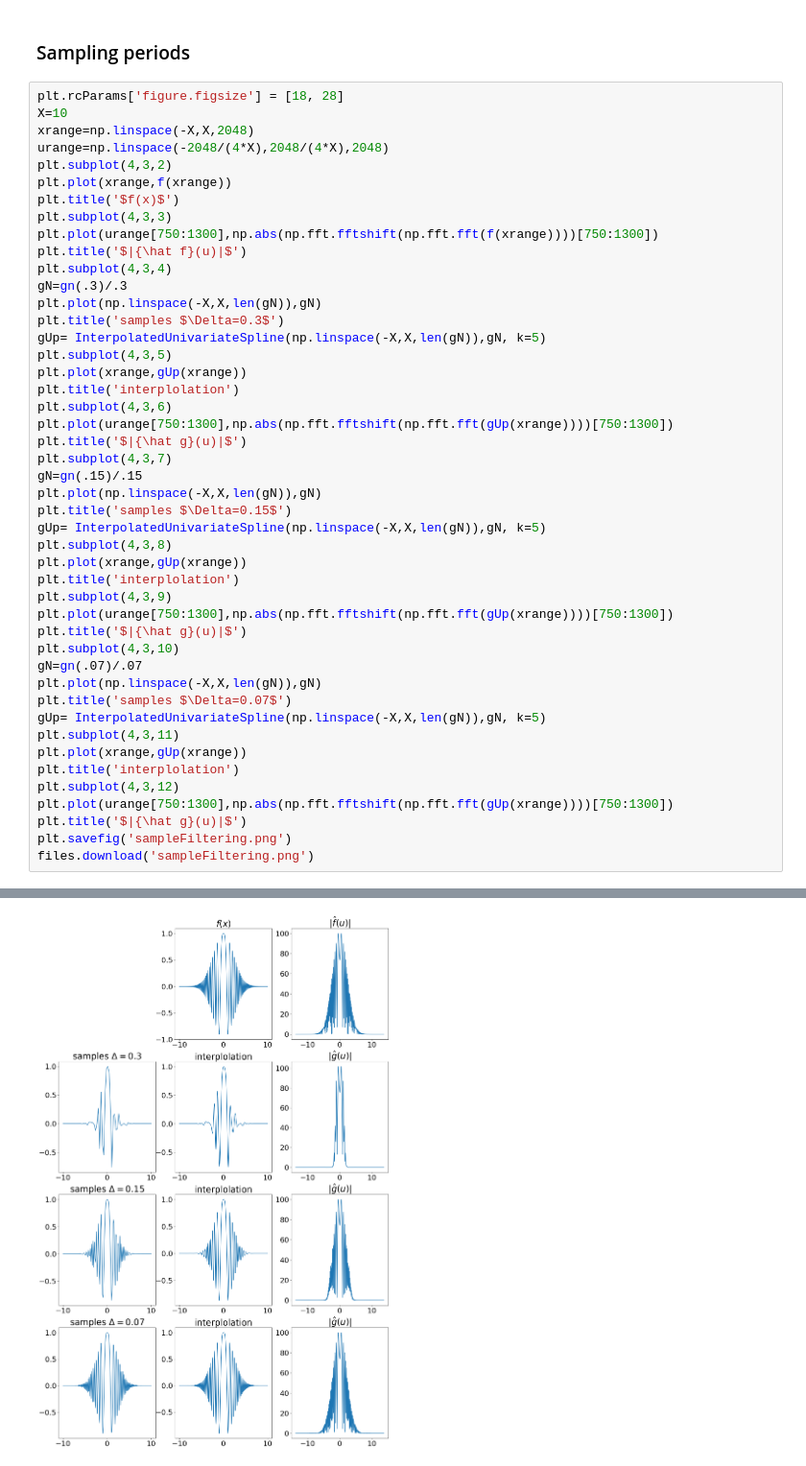
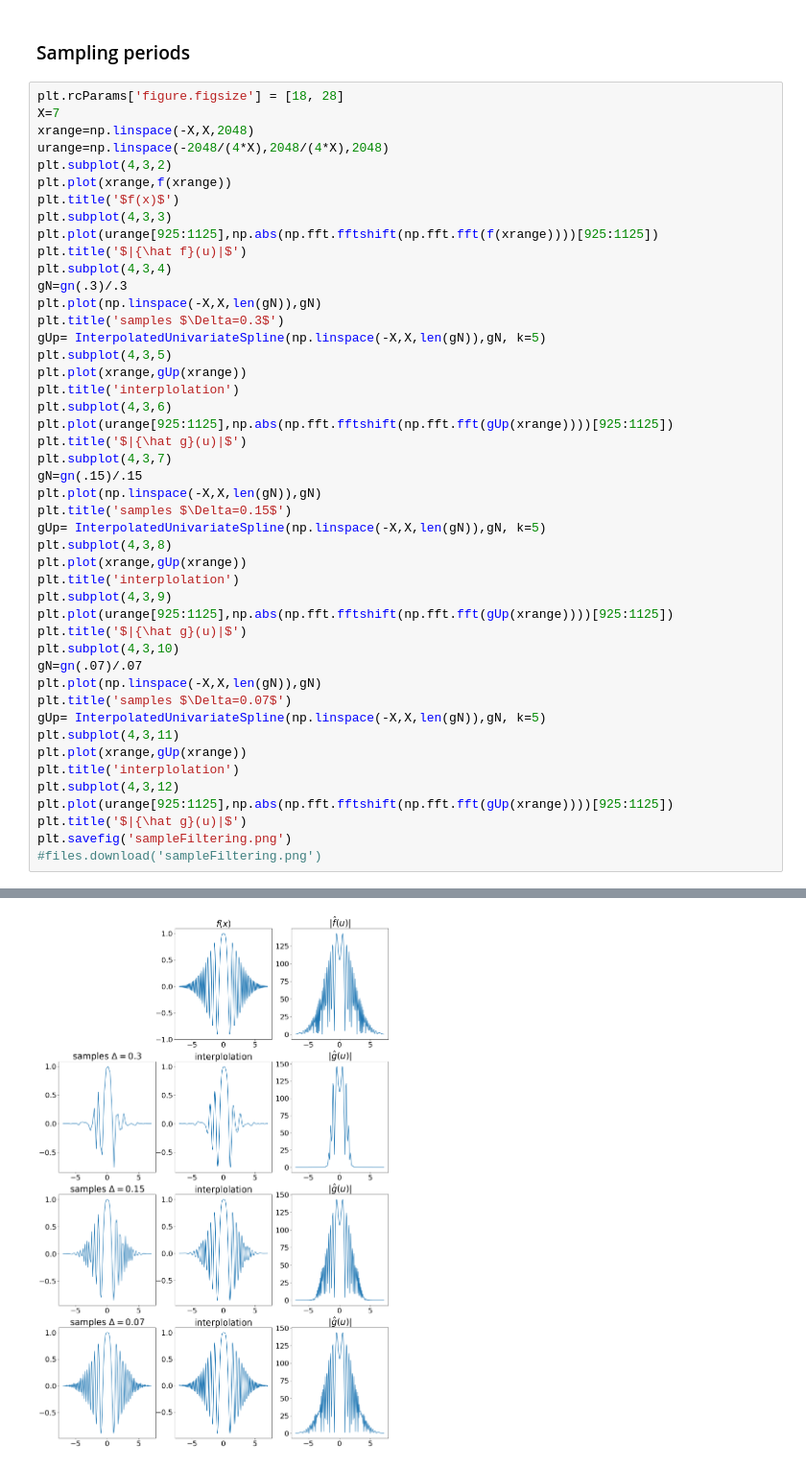
Before and after one commit to arizonaCameraLab/computationalImaging, a Jupyter notebook: Chapter2ForwardModels/DiscreteForwardModels.ipynb, the cells around one changed output, grey strips where cells are left out. Shown at 96% size. Saved outputs shown, nothing was run; the diff lists cells and outputs as text.

```diff
--- a/Chapter2ForwardModels/DiscreteForwardModels.ipynb
+++ b/Chapter2ForwardModels/DiscreteForwardModels.ipynb
@@ -200,14 +214,14 @@ def gn(delta=1):
 ### Sampling periods
 # %%
 plt.rcParams['figure.figsize'] = [18, 28]
-X=10
+X=7
 xrange=np.linspace(-X,X,2048)
 urange=np.linspace(-2048/(4*X),2048/(4*X),2048)
 plt.subplot(4,3,2)
 plt.plot(xrange,f(xrange))
 plt.title('$f(x)$')
 plt.subplot(4,3,3)
-plt.plot(urange[750:1300],np.abs(np.fft.fftshift(np.fft.fft(f(xrange))))[750:1300])
+plt.plot(urange[925:1125],np.abs(np.fft.fftshift(np.fft.fft(f(xrange))))[925:1125])
 plt.title('$|{\hat f}(u)|$')
 plt.subplot(4,3,4)
 gN=gn(.3)/.3
@@ -218,7 +232,7 @@ plt.subplot(4,3,5)
 plt.plot(xrange,gUp(xrange))
 plt.title('interplolation')
 plt.subplot(4,3,6)
-plt.plot(urange[750:1300],np.abs(np.fft.fftshift(np.fft.fft(gUp(xrange))))[750:1300])
+plt.plot(urange[925:1125],np.abs(np.fft.fftshift(np.fft.fft(gUp(xrange))))[925:1125])
 plt.title('$|{\hat g}(u)|$')
 plt.subplot(4,3,7)
 gN=gn(.15)/.15
@@ -229,7 +243,7 @@ plt.subplot(4,3,8)
 plt.plot(xrange,gUp(xrange))
 plt.title('interplolation')
 plt.subplot(4,3,9)
-plt.plot(urange[750:1300],np.abs(np.fft.fftshift(np.fft.fft(gUp(xrange))))[750:1300])
+plt.plot(urange[925:1125],np.abs(np.fft.fftshift(np.fft.fft(gUp(xrange))))[925:1125])
 plt.title('$|{\hat g}(u)|$')
 plt.subplot(4,3,10)
 gN=gn(.07)/.07
@@ -240,8 +254,8 @@ plt.subplot(4,3,11)
 plt.plot(xrange,gUp(xrange))
 plt.title('interplolation')
 plt.subplot(4,3,12)
-plt.plot(urange[750:1300],np.abs(np.fft.fftshift(np.fft.fft(gUp(xrange))))[750:1300])
+plt.plot(urange[925:1125],np.abs(np.fft.fftshift(np.fft.fft(gUp(xrange))))[925:1125])
 plt.title('$|{\hat g}(u)|$')
 plt.savefig('sampleFiltering.png')
-files.download('sampleFiltering.png')
+#files.download('sampleFiltering.png')
 # %% [output]
@@ -250 +262 @@ files.download('sampleFiltering.png')
-[figure, old version]
+[figure, new version]
```
Also changed, not shown: parts of 3 cells of this notebook.
